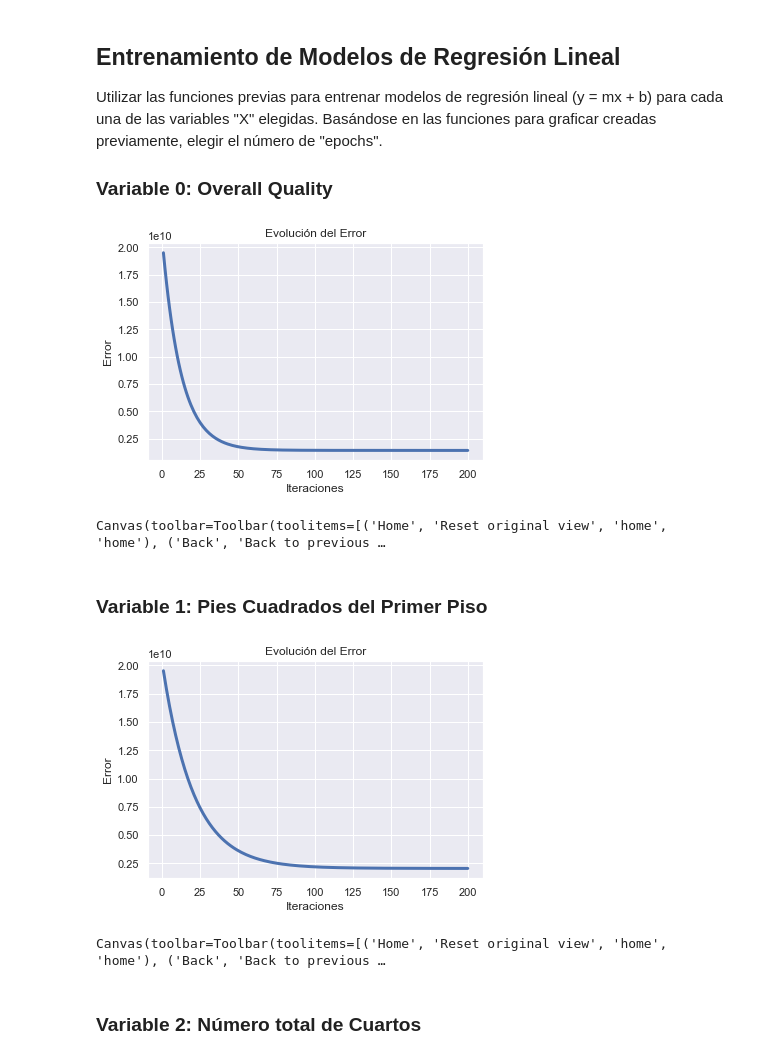
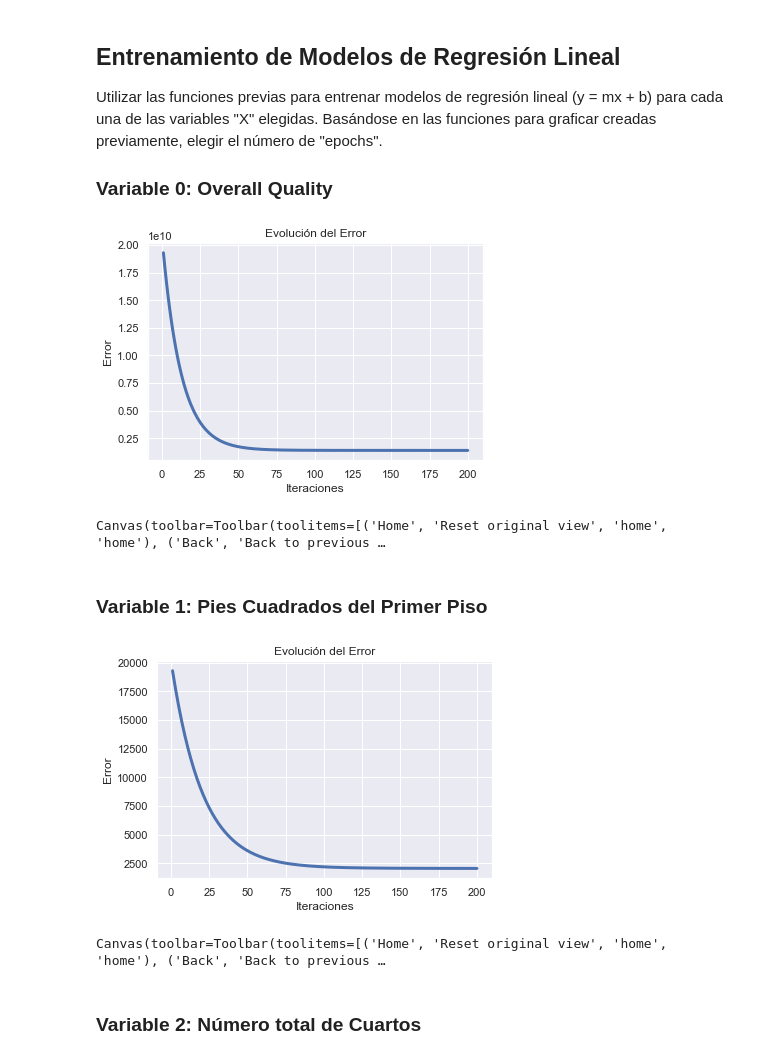
Before and after one commit to eddysanoli-galileo/Data-Science-en-Python, a Jupyter notebook: Proyecto/Proyecto Final.ipynb, the cells around one changed output. Cells and saved outputs as stored; diff of their text form; code cells hidden in the pictures.

```diff
--- a/Proyecto/Proyecto Final.ipynb
+++ b/Proyecto/Proyecto Final.ipynb
@@ -200,7 +204,7 @@ def visualizar_error(error):
 # Uso de la función
 # =======================================
 
-X = Data[:,5]
+X = Data[:,1]
 Y = Data[:,0]
 
 modelo, error = train_linreg(X,Y)
@@ -276,15 +282,19 @@ Utilizar las funciones previas para entrenar modelos de regresión lineal (y = m
 
 ### Variable 0: Overall Quality
 # %%
+# Lista vacía con todos los modelos
+modelos_custom = [None] * 5
+
 # Siempre colocar esta línea al inicio para que ambas gráficas se generen
 %matplotlib inline
 
 # Extracción de los datos
-X = Data[:,1]
-Y = Data[:,0]
+X = train_data[:,1]
+Y = train_data[:,0]
 
 # Generación de modelo
 modelo, error = train_linreg(X,Y)
+modelos_custom[0] = modelo
 
 # Visualización de error
 plt.clf()
@@ -294,31 +304,32 @@ plt.show()
 # Visualización de modelo
 animacion = visualizar_modelo(X, Y, modelo)
 # %% [output]
-[figure, old version]
+[figure, new version]
 Canvas(toolbar=Toolbar(toolitems=[('Home', 'Reset original view', 'home', 'home'), ('Back', 'Back to previous …
 # %% [markdown]
 ### Variable 1: Pies Cuadrados del Primer Piso
 # %%
 # Siempre colocar esta línea al inicio para que ambas gráficas se generen
 %matplotlib inline
 
 # Extracción de los datos
-# Se escalan los valores en el eje X para evitar errores de overflow
-X = Data[:,2] / 1000
-Y = Data[:,0]
+# Se escalan los valores de los ejes para evitar errores de overflow
+X = train_data[:,2] / 1000
+Y = train_data[:,0] / 1000
 
 # Generación de modelo
 modelo, error = train_linreg(X,Y, lr = 0.01)
+modelos_custom[1] = modelo
 
 # Visualización de error
 plt.clf()
 visualizar_error(error)
 plt.show()
 
 # Visualización de modelo
 animacion = visualizar_modelo(X, Y, modelo)
 # %% [output]
-[figure, old version]
+[figure, new version]
 Canvas(toolbar=Toolbar(toolitems=[('Home', 'Reset original view', 'home', 'home'), ('Back', 'Back to previous …
 # %% [markdown]
 ### Variable 2: Número total de Cuartos
```
Also changed, not shown: parts of 12 cells of this notebook.
